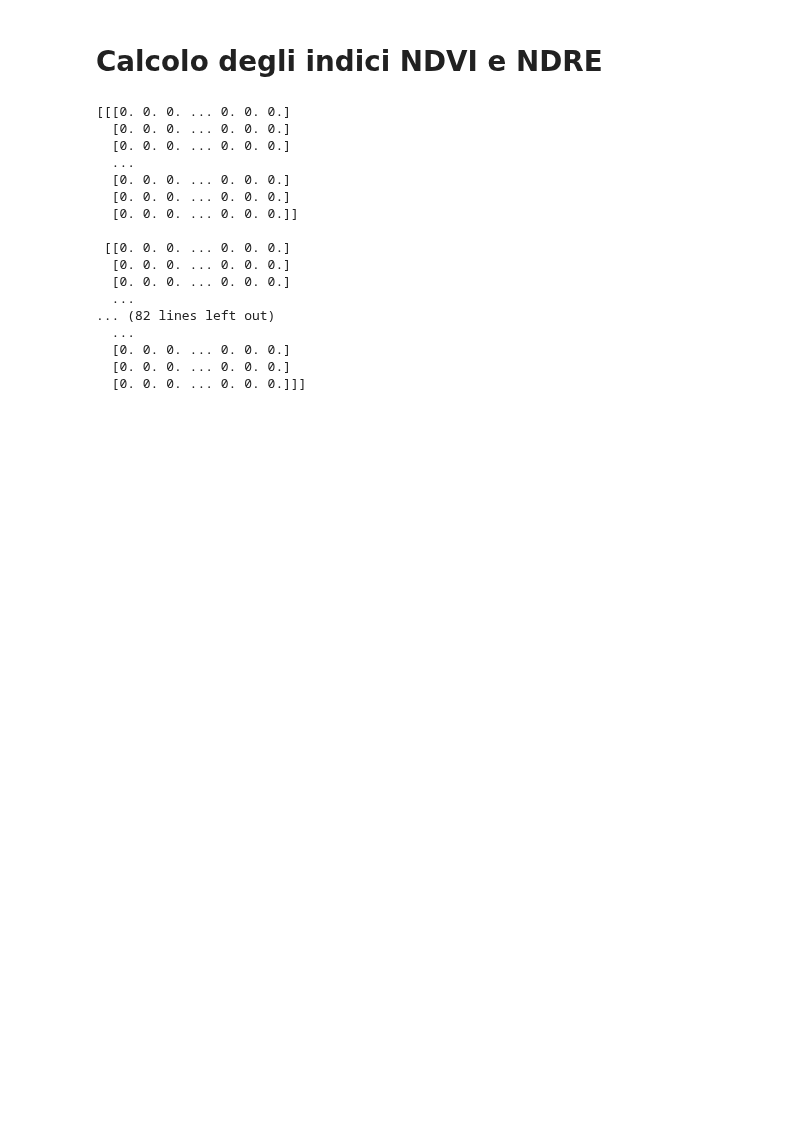
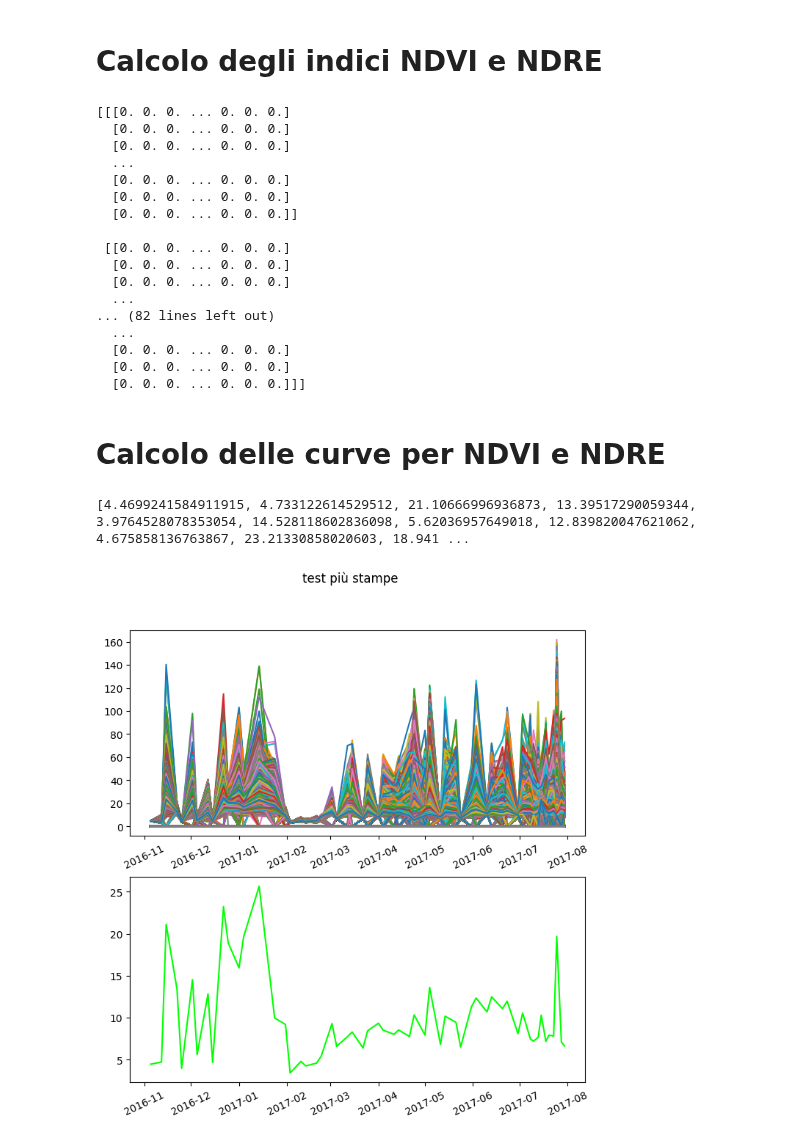
Before and after one commit to Simone-Scalella/AgriVision2022, a Jupyter notebook: geoT2.ipynb, the cells around one changed output. Saved outputs shown, nothing was run; the diff lists cells and outputs as text; code cells hidden in the pictures; blank space fills up the shorter version.

```diff
--- a/geoT2.ipynb
+++ b/geoT2.ipynb
@@ -9,7 +10,7 @@ import os
 # %% [markdown]
 # Operazioni di ETL sul dataset
 # %%
-path = r"./content/data"
+path = r"./content2/data"
 
 dir_list =[x.split('.')[0] for x in os.listdir(path)]
 dir_list.sort(key=lambda date: datetime.strptime(date, "%Y-%m-%d"))
@@ -17,13 +18,10 @@ print("Files and directories in '", path, "' :")
 
 # prints all files
 print(dir_list)
-#
-band1 = []
-band2 = []
-band3 = []
+
 bandMatrix = []
 for file in dir_list:
-    tiff_file = r"content\data\\"+file+".tiff"
+    tiff_file = r"content2\data\\"+file+".tiff"
     dataset = gdal.Open(tiff_file)
     for i in range(0,12):
         try:
@@ -85,3 +75,31 @@ print(NDRE)
   [0. 0. 0. ... 0. 0. 0.]
   [0. 0. 0. ... 0. 0. 0.]
   [0. 0. 0. ... 0. 0. 0.]]]
+# %% [markdown]
+# Calcolo delle curve per NDVI e NDRE
+# %%
+dateB1 = []
+
+for a in dir_list:
+    dateB1.append(datetime.strptime(a,"%Y-%m-%d"))
+
+fig, axs = plt.subplots(nrows=2, ncols=1, figsize=(8, 8))
+fig.suptitle('test più stampe')
+plt.sca(axs[0])
+plt.xticks(rotation=25) # Questo mi serve solo per ruotare le label del tempo
+for a in range(NDVI.shape[0]):
+    for b in range(NDVI.shape[1]):
+        axs[0].plot(dateB1,NDVI[a,b,:])
+
+mean_value = []
+for a in range(NDVI.shape[2]):
+    mean_value.append(np.average(NDVI[:,:,a]))
+
+print(mean_value)
+axs[1].plot(dateB1,mean_value,color="lime")
+plt.sca(axs[1])
+plt.xticks(rotation=25)
+plt.show()
+# %% [output]
+[4.4699241584911915, 4.733122614529512, 21.10666996936873, 13.39517290059344, 3.9764528078353054, 14.528118602836098, 5.62036957649018, 12.839820047621062, 4.675858136763867, 23.21330858020603, 18.941 ...
+[figure, added]
```
Also changed, not shown: parts of 9 cells of this notebook, 1 other file.
